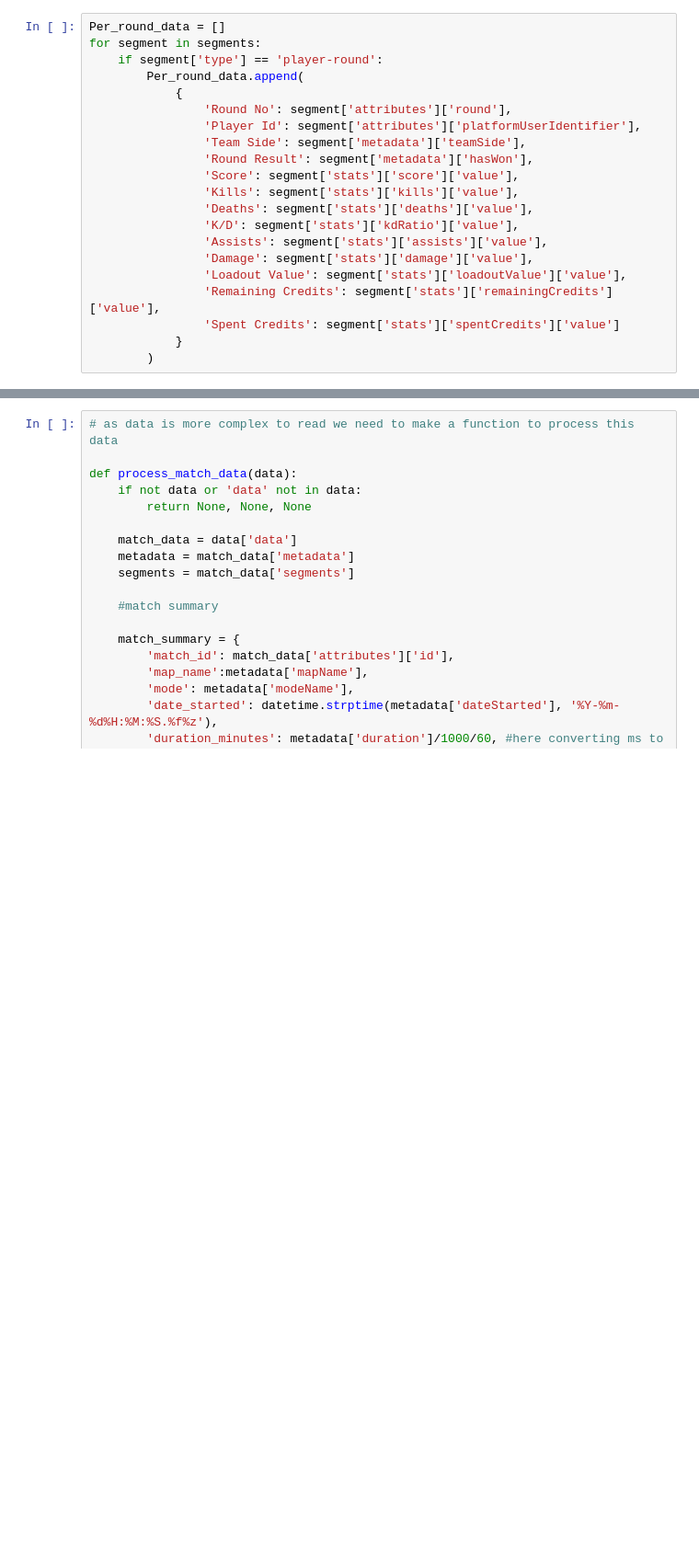
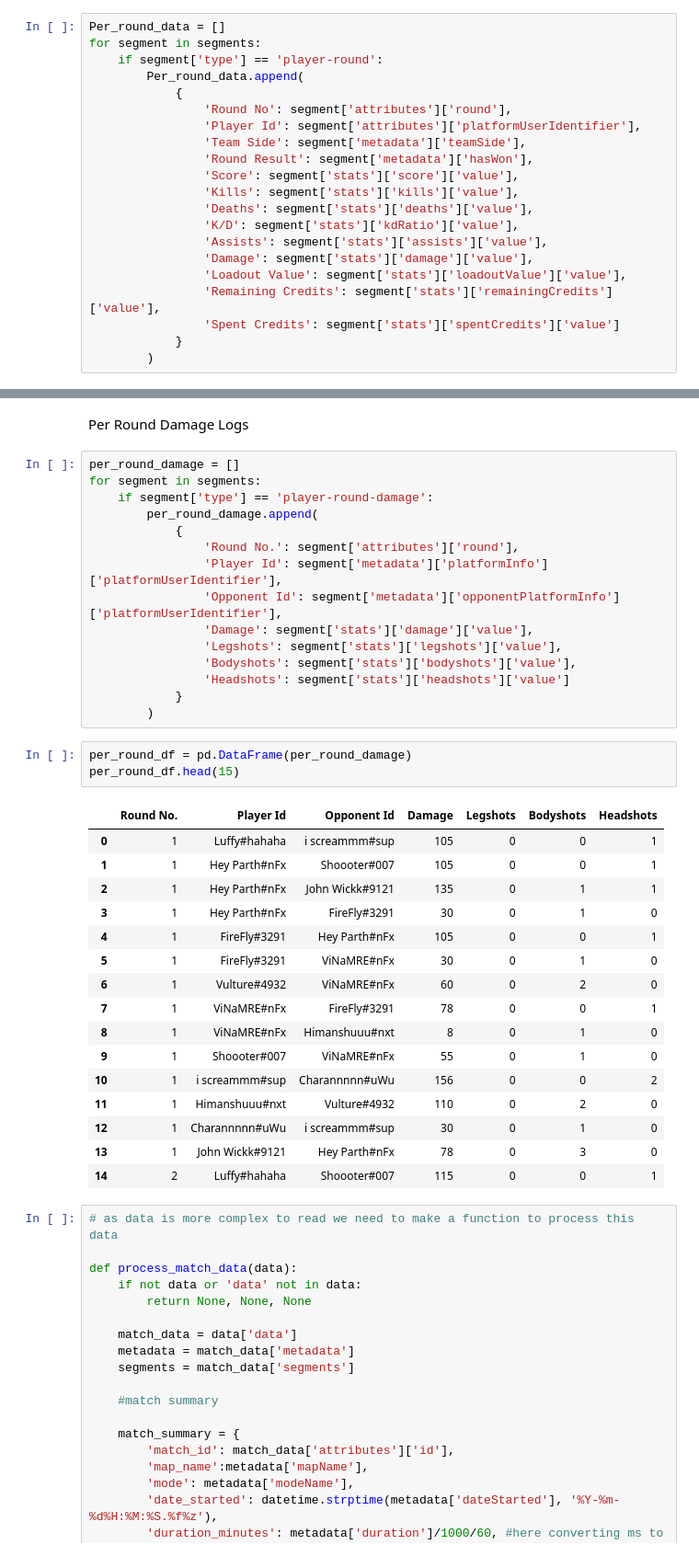
Before and after one commit to Vinnamre/Proj-X, a Jupyter notebook: match_analysis.ipynb, the cells around one changed output, grey strips where cells are left out. Shown at 92% size. Cells and saved outputs as stored; diff of their text form; blank space fills up the shorter version.

Commit message:
player per round damage given summary

```diff
--- a/match_analysis.ipynb
+++ b/match_analysis.ipynb
@@ -397,3 +418,40 @@ Per_round_df.head(15)
+# %% [markdown]
+Per Round Damage Logs
+# %%
+per_round_damage = []
+for segment in segments:
+    if segment['type'] == 'player-round-damage':
+        per_round_damage.append(
+            {
+                'Round No.': segment['attributes']['round'],
+                'Player Id': segment['metadata']['platformInfo']['platformUserIdentifier'],
+                'Opponent Id': segment['metadata']['opponentPlatformInfo']['platformUserIdentifier'],
+                'Damage': segment['stats']['damage']['value'],
+                'Legshots': segment['stats']['legshots']['value'],
+                'Bodyshots': segment['stats']['bodyshots']['value'],
+                'Headshots': segment['stats']['headshots']['value']
+            }
+        )
+# %%
+per_round_df = pd.DataFrame(per_round_damage)
+per_round_df.head(15)
+# %% [output]
+|  | Round No. | Player Id | Opponent Id | Damage | Legshots | Bodyshots | Headshots |
+| 0 | 1 | Luffy#hahaha | i screammm#sup | 105 | 0 | 0 | 1 |
+| 1 | 1 | Hey Parth#nFx | Shoooter#007 | 105 | 0 | 0 | 1 |
+| 2 | 1 | Hey Parth#nFx | John Wickk#9121 | 135 | 0 | 1 | 1 |
+| 3 | 1 | Hey Parth#nFx | FireFly#3291 | 30 | 0 | 1 | 0 |
+| 4 | 1 | FireFly#3291 | Hey Parth#nFx | 105 | 0 | 0 | 1 |
+| 5 | 1 | FireFly#3291 | ViNaMRE#nFx | 30 | 0 | 1 | 0 |
+| 6 | 1 | Vulture#4932 | ViNaMRE#nFx | 60 | 0 | 2 | 0 |
+| 7 | 1 | ViNaMRE#nFx | FireFly#3291 | 78 | 0 | 0 | 1 |
+| 8 | 1 | ViNaMRE#nFx | Himanshuuu#nxt | 8 | 0 | 1 | 0 |
+| 9 | 1 | Shoooter#007 | ViNaMRE#nFx | 55 | 0 | 1 | 0 |
+| 10 | 1 | i screammm#sup | Charannnnn#uWu | 156 | 0 | 0 | 2 |
+| 11 | 1 | Himanshuuu#nxt | Vulture#4932 | 110 | 0 | 2 | 0 |
+| 12 | 1 | Charannnnn#uWu | i screammm#sup | 30 | 0 | 1 | 0 |
+| 13 | 1 | John Wickk#9121 | Hey Parth#nFx | 78 | 0 | 3 | 0 |
+| 14 | 2 | Luffy#hahaha | Shoooter#007 | 115 | 0 | 0 | 1 |
 # %%
 # as data is more complex to read we need to make a function to process this data
 
```
Also changed, not shown: parts of 1 cell of this notebook.
